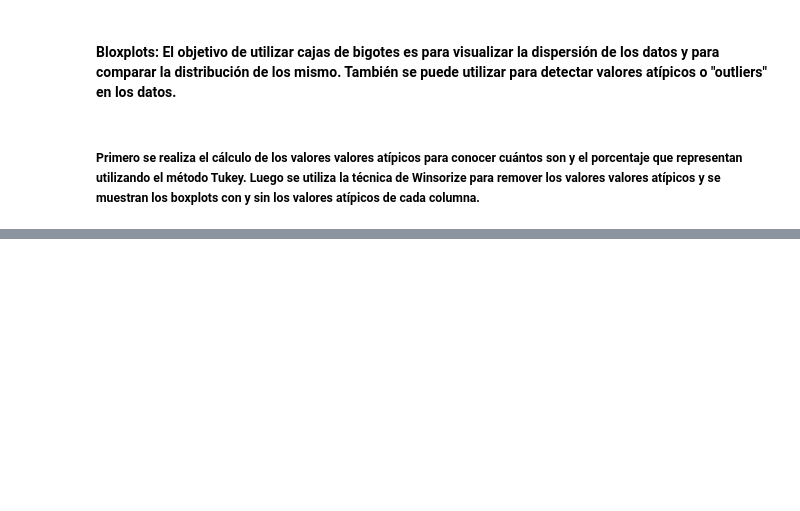
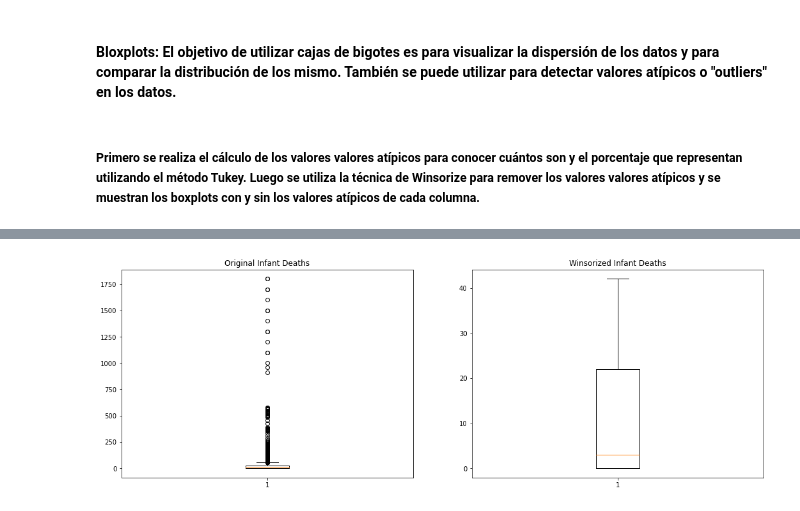
Before and after one commit to rovin-2/Analis-Esperanza-de-Vida-Con-Python, a Jupyter notebook: Analisis_Esperanza_de_Vida.ipynb, the cells around one changed output, grey strips where cells are left out. Cells and saved outputs as stored; diff of their text form; code cells hidden in the pictures; blank space fills up the shorter version.

```diff
--- a/Analisis_Esperanza_de_Vida.ipynb
+++ b/Analisis_Esperanza_de_Vida.ipynb
@@ -184,0 +240,16 @@ for columna_o in bp_cols.keys():
+# %%
+plt.figure(figsize=(18,6))
+
+plt.subplot(1,2,1)
+original_Infant_Deaths = df_limpio['infant deaths']
+plt.boxplot(original_Infant_Deaths)
+plt.title("Original Infant Deaths")
+
+plt.subplot(1,2,2)
+winsorized_Infant_Deaths = winsorize(df_limpio['infant deaths'],(0,0.15))
+plt.boxplot(winsorized_Infant_Deaths)
+plt.title("Winsorized Infant Deaths")
+
+plt.show()
+# %% [output]
+[figure, added]
```
Also changed, not shown: parts of 21 cells of this notebook.
